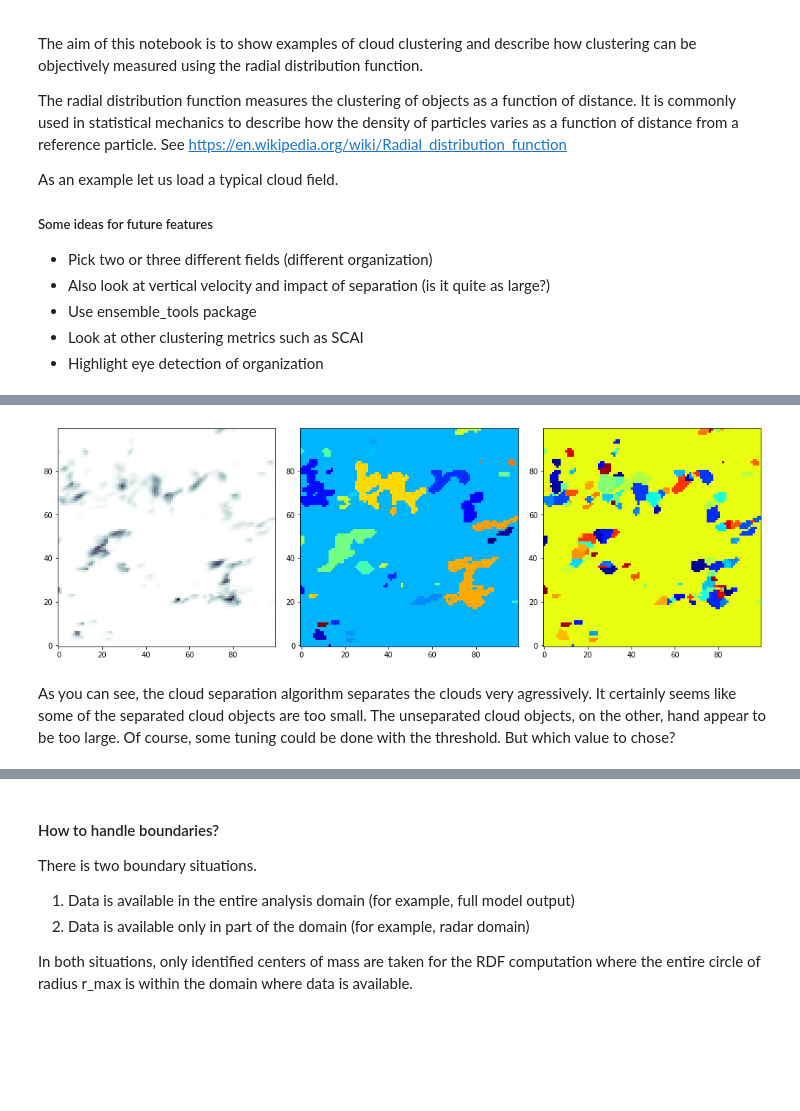
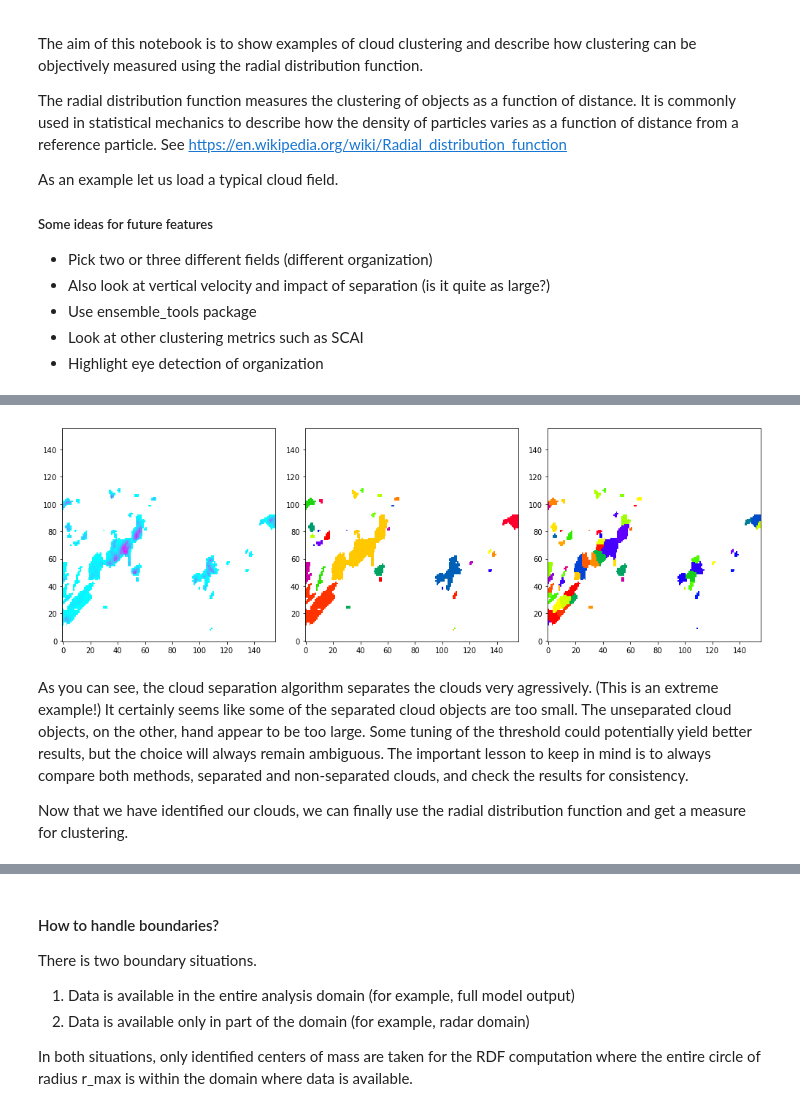
Before and after one commit to raspstephan/convective_variability_analysis, a Jupyter notebook: jupyter_notebooks/clustering_rdf.ipynb, the cells around one changed output, grey strips where cells are left out. Saved outputs shown, nothing was run; the diff lists cells and outputs as text; code cells hidden in the pictures; blank space fills up the shorter version.

```diff
--- a/jupyter_notebooks/clustering_rdf.ipynb
+++ b/jupyter_notebooks/clustering_rdf.ipynb
@@ -55,18 +69,22 @@ We can also further separate the identified objects using a local maximum filter
-# %%
-labels_sep = identify_clouds(prec_field, threshold, water=True)[0]
-# Shuffle data to make more visible
-b = np.arange(labels_sep.max() + 1)
-np.random.shuffle(b)
-shuffledLw_sep = b[labels_sep]
-fig, axarr = plt.subplots(1, 3, figsize=(14, 5))
-axarr[0].imshow(prec_field[100:200, 100:200], cmap='bone_r', origin='lower')
-axarr[1].imshow(shuffledLw[100:200, 100:200], cmap='jet', origin='lower')
-axarr[2].imshow(shuffledLw_sep[100:200, 100:200], cmap='jet', origin='lower')
-plt.tight_layout()
-# %% [output]
-[figure, removed]
+# %%
+neighborhood = np.ones((5,5))
+reload(helpers)
+
+labels_sep_list = []
+for pr in prec_fields:
+    labels_sep_list.append(helpers.identify_clouds(pr, threshold, water=True, neighborhood = neighborhood)[0])
+
+fig, axarr = plt.subplots(1, 3, figsize=(14, 5))
+axarr[0].imshow(prec_fields[0][plims[0]:plims[1], plims[2]:plims[3]], cmap=cm_prec, origin='lower', vmin = 1)
+axarr[1].imshow(labels_list[0][plims[0]:plims[1], plims[2]:plims[3]], cmap=cm_prism, origin='lower', vmin = 1)
+axarr[2].imshow(labels_sep_list[0][plims[0]:plims[1], plims[2]:plims[3]], cmap=cm_prism, origin='lower', vmin = 1)
+plt.tight_layout()
+# %% [output]
+[figure, added]
 # %% [markdown]
-As you can see, the cloud separation algorithm separates the clouds very agressively. It certainly seems like some of the separated cloud objects are too small. The unseparated cloud objects, on the other, hand appear to be too large. Of course, some tuning could be done with the threshold. But which value to chose?
+As you can see, the cloud separation algorithm separates the clouds very agressively. (This is an extreme example!) It certainly seems like some of the separated cloud objects are too small. The unseparated cloud objects, on the other, hand appear to be too large. Some tuning of the threshold could potentially yield better results, but the choice will always remain ambiguous. The important lesson to keep in mind is to always compare both methods, separated and non-separated clouds, and check the results for consistency.
+
+Now that we have identified our clouds, we can finally use the radial distribution function and get a measure for clustering.
 # %% [markdown]
 ## Computing the RDF
 The first step to compute the RDF is compute the centers of mass of each identified object. This is already done inside the calc_rdf() function.
```
Also changed, not shown: parts of 9 cells of this notebook, 2 other files.
